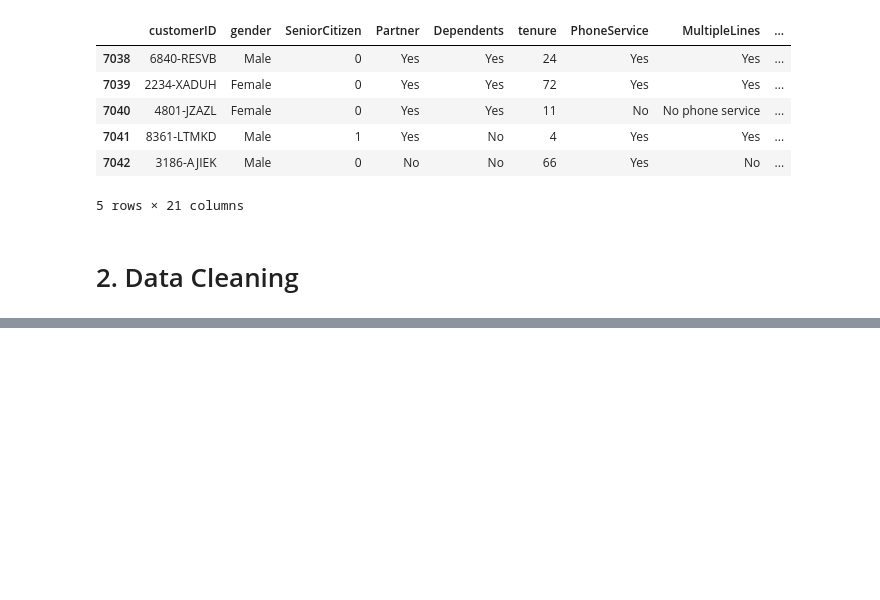
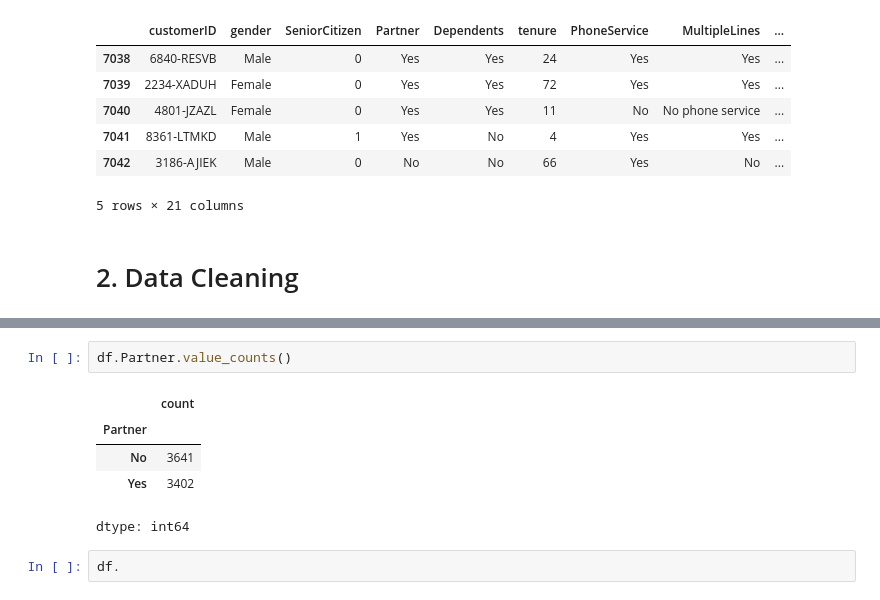
Before and after one commit to sbmccall/data-science-projects, a Jupyter notebook: telco-customer-churn/notebooks/telco_customer_churn_sbm.ipynb, the cells around one changed output, grey strips where cells are left out. Saved outputs shown, nothing was run; the diff lists cells and outputs as text; blank space fills up the shorter version.

```diff
--- a/telco-customer-churn/notebooks/telco_customer_churn_sbm.ipynb
+++ b/telco-customer-churn/notebooks/telco_customer_churn_sbm.ipynb
@@ -35,0 +72,10 @@ df.tail()
+# %%
+df.Partner.value_counts()
+# %% [output]
+|  | count |
+| Partner |  |
+| No | 3641 |
+| Yes | 3402 |
+dtype: int64
+# %%
+df.
```
Also changed, not shown: parts of 3 cells of this notebook.
